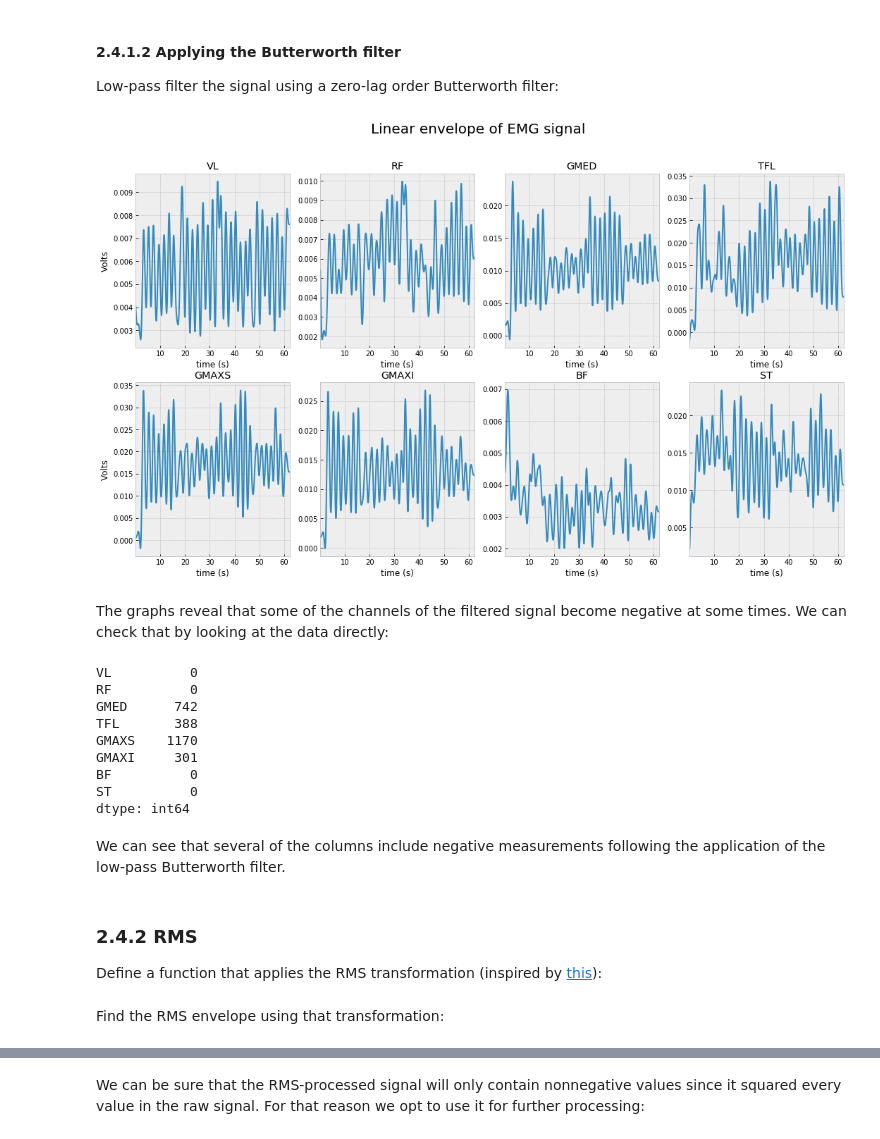
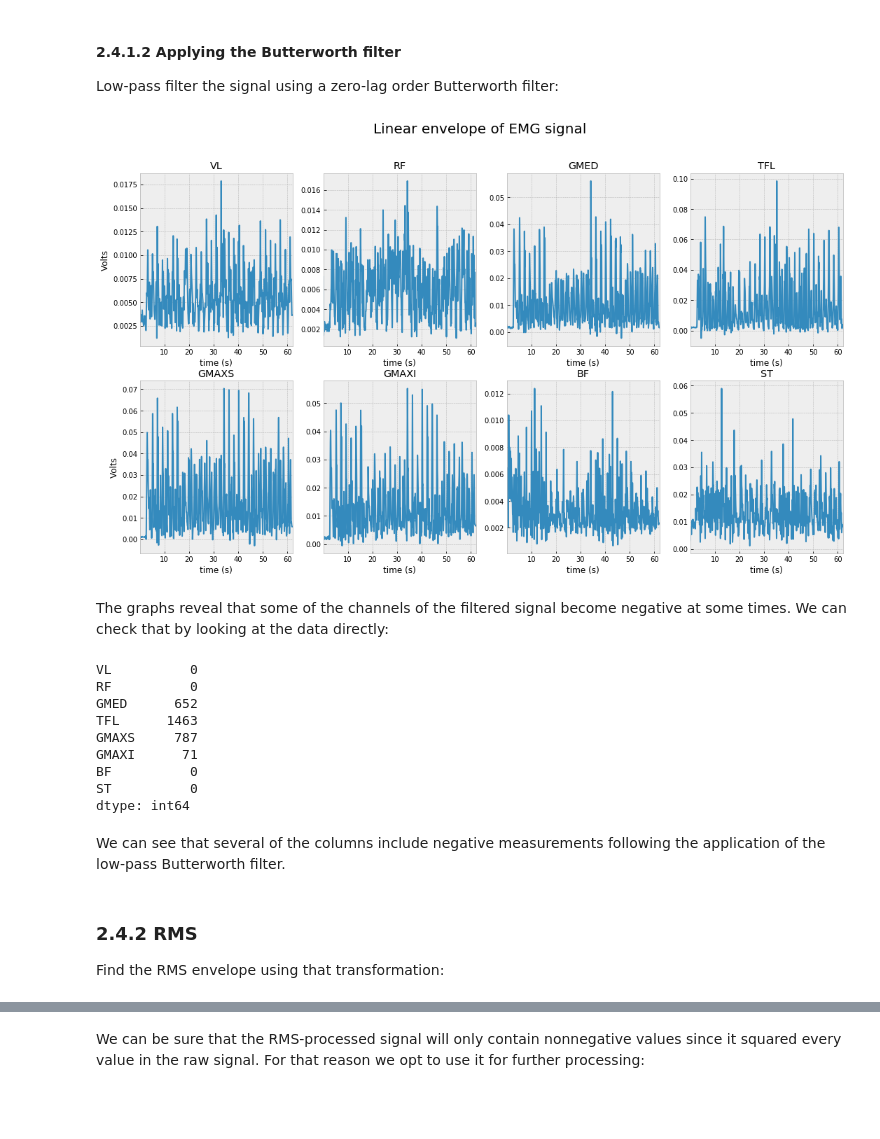
Before and after one commit to elvis-sik/muscle_synergies, a Jupyter notebook: examples/2. Extracting muscle synergies.ipynb, the cells around one changed output, grey strips where cells are left out. Saved outputs shown, nothing was run; the diff lists cells and outputs as text; code cells hidden in the pictures; blank space fills up the shorter version.

```diff
--- a/examples/2. Extracting muscle synergies.ipynb
+++ b/examples/2. Extracting muscle synergies.ipynb
@@ -93,13 +95,13 @@ We can be confident that there are no negative values in the signals above since
 Low-pass filter the signal using a zero-lag order Butterworth filter:
 # %%
 filtered_arr = butterworth_filter(rectified_df.to_numpy(), 4,
-                                  emg_dev.sampling_frequency * (2 * np.pi),
-                                  order=4, filter_type='lowpass', zero_lag=True)
+                                  emg_dev.sampling_frequency,
+                                  order=13, filter_type='lowpass', zero_lag=True)
 linear_envelope_df = pandas.DataFrame(filtered_arr, columns=emg_df.columns,
                                       index=emg_df.index)
 plot_emg_signal(linear_envelope_df, 'Linear envelope of EMG signal')
 # %% [output]
-[figure, old version]
+[figure, new version]
 # %% [markdown]
 The graphs reveal that some of the channels of the filtered signal become negative at some times. We can check that by looking at the data directly:
 # %%
@@ -107,16 +109,12 @@ The graphs reveal that some of the channels of the filtered signal become negati
 # %% [output]
 VL          0
 RF          0
-GMED      742
-TFL       388
-GMAXS    1170
-GMAXI     301
+GMED      652
+TFL      1463
+GMAXS     787
+GMAXI      71
 BF          0
 ST          0
 dtype: int64
 # %% [markdown]
 We can see that several of the columns include negative measurements following the application of the low-pass Butterworth filter.
-# %% [markdown]
-### 2.4.2 RMS
-
-Define a function that applies the RMS transformation (inspired by [this](https://stackoverflow.com/questions/8245687/numpy-root-mean-squared-rms-smoothing-of-a-signal)):
@@ -133,4 +121,6 @@ def rms_envelope(emg_signal, window_size: int):
 # %% [markdown]
+### 2.4.2 RMS
+
 Find the RMS envelope using that transformation:
 # %%
 window_size = 1000
```
Also changed, not shown: parts of 20 cells of this notebook, 1 other file.
